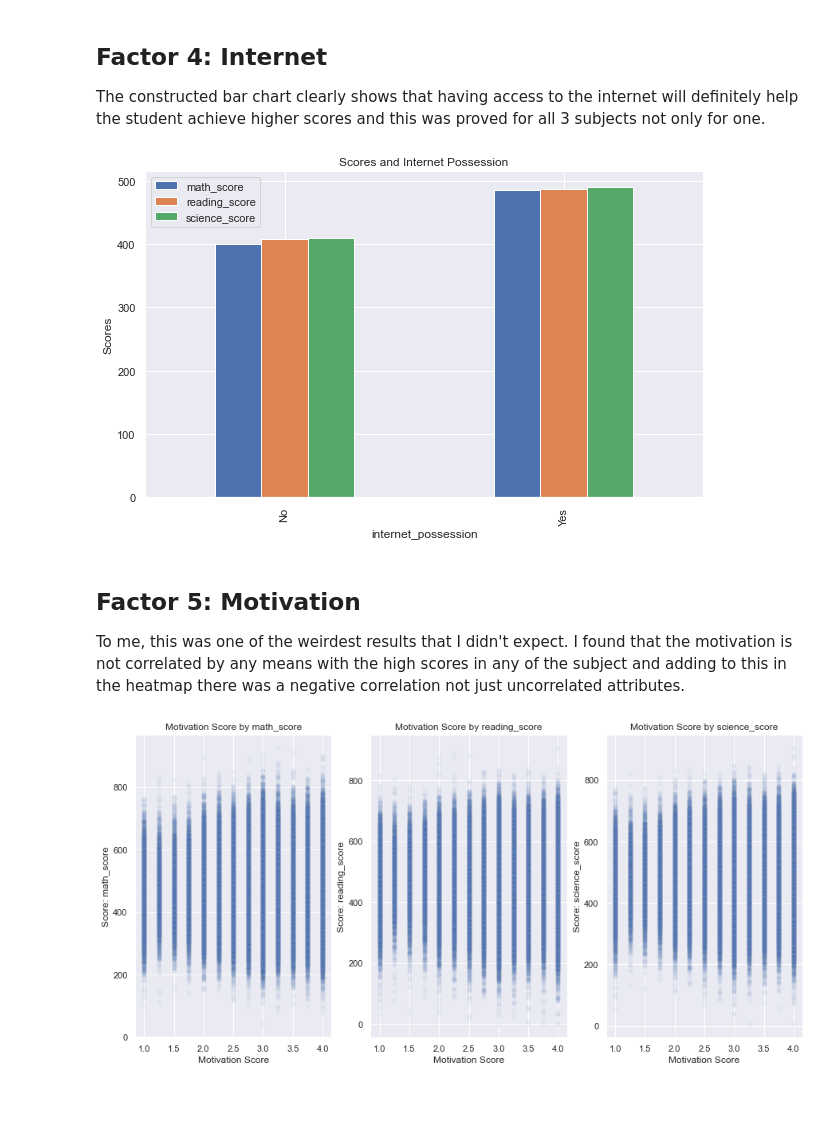
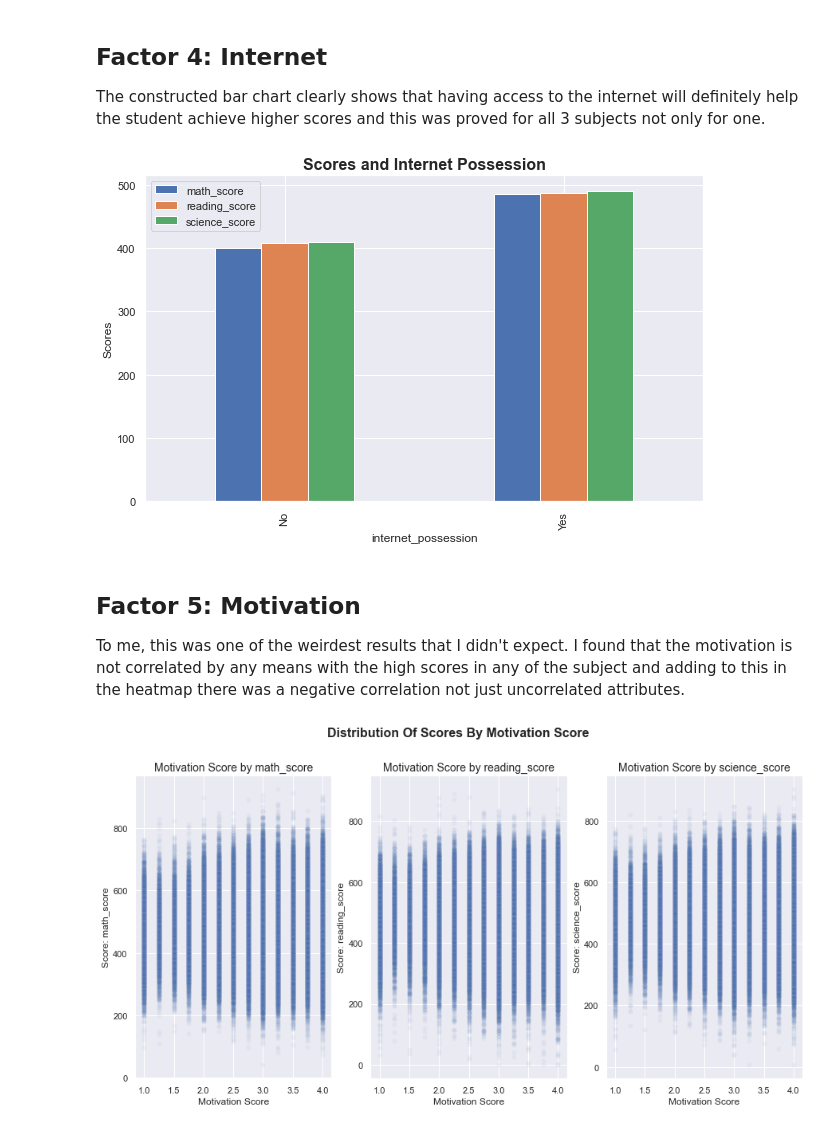
Before and after one commit to AmiraNoaman/Pisa2012DataAnalysis, a Jupyter notebook: slide_deck_template.ipynb, the cells around one changed output. Cells and saved outputs as stored; diff of their text form; code cells hidden in the pictures; blank space fills up the shorter version.

```diff
--- a/slide_deck_template.ipynb
+++ b/slide_deck_template.ipynb
@@ -114,9 +116,9 @@ The constructed bar chart clearly shows that having access to the internet will
 data = df.groupby('internet_possession')[['math_score', 'reading_score', 'science_score']].mean()
 ax = data.plot.bar()
 plt.ylabel('Scores')
-plt.title('Scores and Internet Possession');
+plt.title('Scores and Internet Possession',fontsize=16,weight='bold');
 # %% [output]
-[figure, old version]
+[figure, new version]
 # %% [markdown]
 ## Factor 5: Motivation
 
@@ -124,19 +126,20 @@ To me, this was one of the weirdest results that I didn't expect. I found that t
 # %%
 fig, ax= plt.subplots(nrows=1,ncols=3,figsize=[15,7])
 ax=ax.flatten()
 
 i=0
 scores = ['math_score','reading_score','science_score']
 for course in scores:
     plt.sca(ax[i])
 
     sb.scatterplot(x=df['motivation'],y=df[course],alpha=.05)
     ax[i].set_ylabel('Score: {}'.format(course))
     ax[i].set_xlabel('Motivation Score')
-    ax[i].set_title('Motivation Score by {}'.format(scores[i]))
+    ax[i].set_title('Motivation Score by {}'.format(scores[i]), fontsize = 14)
     i+=1
+plt.suptitle('Distribution of Scores by Motivation Score'.title(),y=1,fontsize=16,weight='bold');
 # %% [output]
-[figure, old version]
+[figure, new version]
 # %%
 sb.heatmap(data=df[['math_score','science_score','reading_score','motivation','wealth_index']].corr(),
            center=0, cmap="Blues",annot=True, vmin=-2, vmax=2);
```
Also changed, not shown: parts of 4 cells of this notebook.
